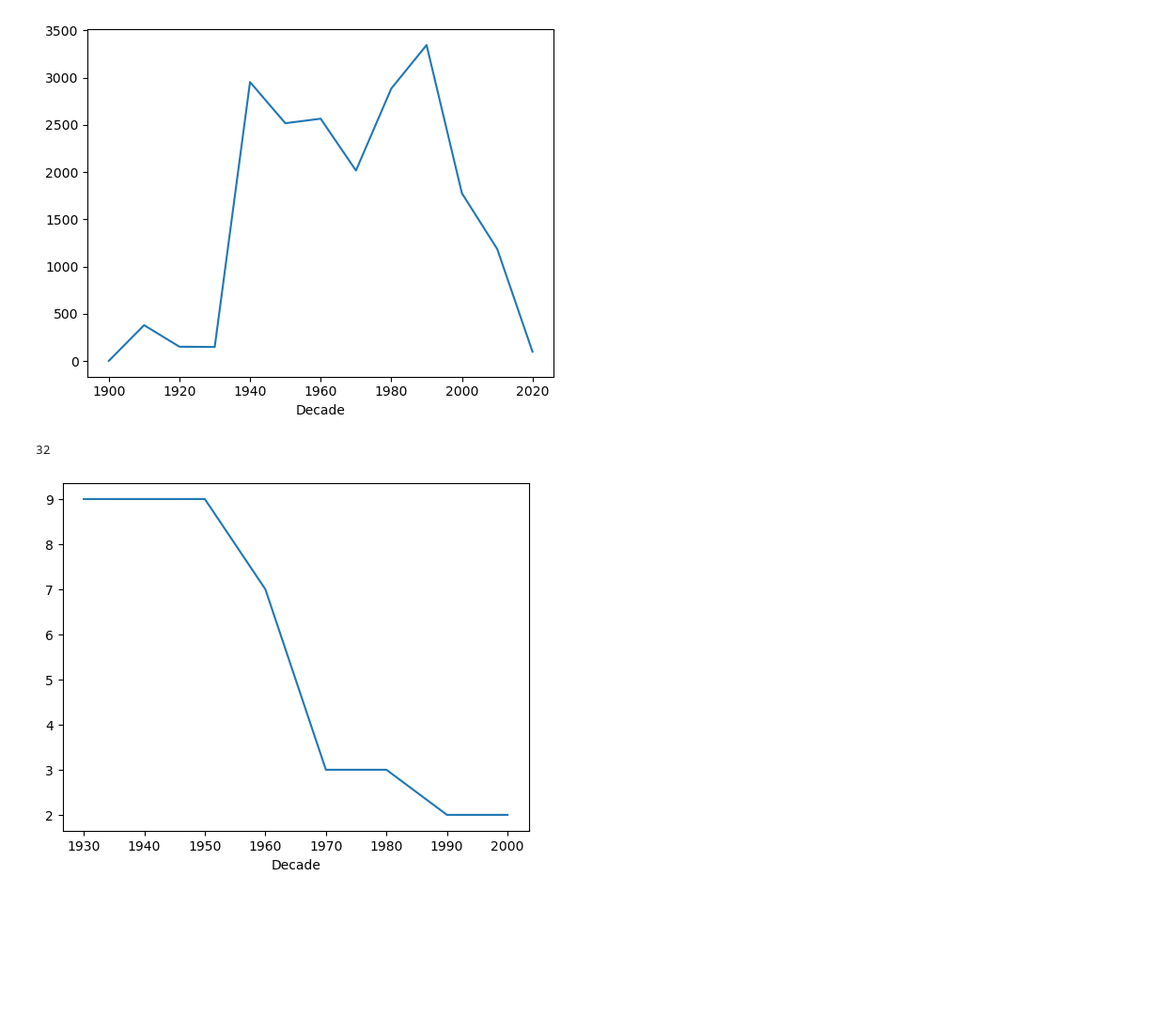
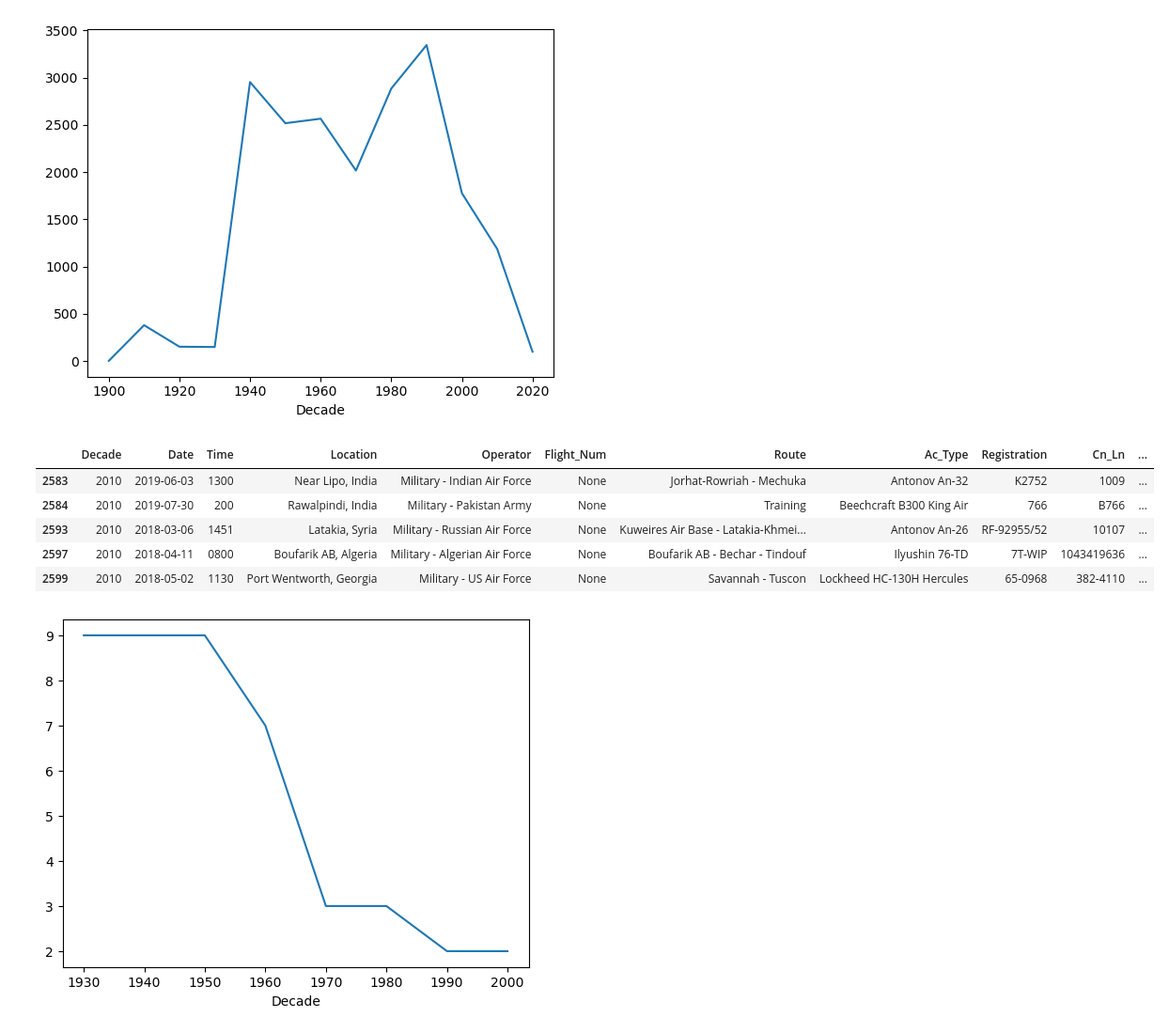
Before and after one commit to tonderai-m/Airplane, a Jupyter notebook: part_03.EDA.01.Sanity.Check copy.ipynb, the cells around one changed output. Shown at 94% size. Saved outputs shown, nothing was run; the diff lists cells and outputs as text; code cells hidden in the pictures; blank space fills up the shorter version.

```diff
--- a/part_03.EDA.01.Sanity.Check copy.ipynb
+++ b/part_03.EDA.01.Sanity.Check copy.ipynb
@@ -43,9 +44,14 @@ pass
 # %% [output]
 [figure]
 # %%
-df[(df.Operator_vs_Military == 'Military') & (df.Decade > 2000) & (df.Decade < 2020)]
+df[(df.Operator_vs_Military == 'Military') & (df.Decade > 2000) & (df.Decade < 2020)][:5]
 # %% [output]
-32
+|  | Decade | Date | Time | Location | Operator | Flight_Num | Route | Ac_Type | Registration | Cn_Ln | ... |
+| 2583 | 2010 | 2019-06-03 | 1300 | Near Lipo, India | Military - Indian Air Force | None | Jorhat-Rowriah - Mechuka | Antonov An-32 | K2752 | 1009 | ... |
+| 2584 | 2010 | 2019-07-30 | 200 | Rawalpindi, India | Military - Pakistan Army | None | Training | Beechcraft B300 King Air | 766 | B766 | ... |
+| 2593 | 2010 | 2018-03-06 | 1451 | Latakia, Syria | Military - Russian Air Force | None | Kuweires Air Base - Latakia-Khmei... | Antonov An-26 | RF-92955/52 | 10107 | ... |
+| 2597 | 2010 | 2018-04-11 | 0800 | Boufarik AB, Algeria | Military - Algerian Air Force | None | Boufarik AB - Bechar - Tindouf | Ilyushin 76-TD | 7T-WIP | 1043419636 | ... |
+| 2599 | 2010 | 2018-05-02 | 1130 | Port Wentworth, Georgia | Military - US Air Force | None | Savannah - Tuscon | Lockheed HC-130H Hercules | 65-0968 | 382-4110 | ... |
 # %%
 df[df.Operator == 'United Air Lines'].groupby(["Decade"])["Aboard_Total"].count().plot(x="Decade", y="Fatalities_Total")
 pass
```
Also changed, not shown: parts of 4 cells of this notebook.
